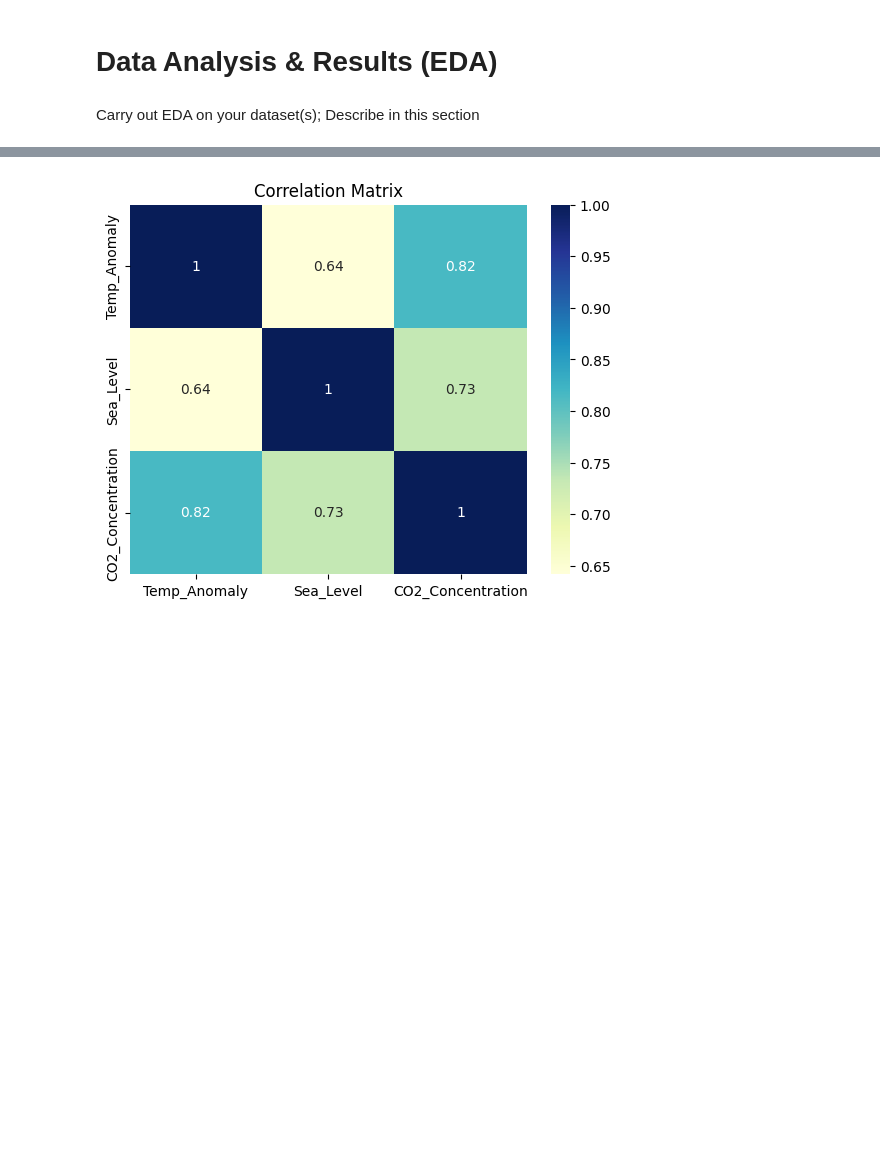
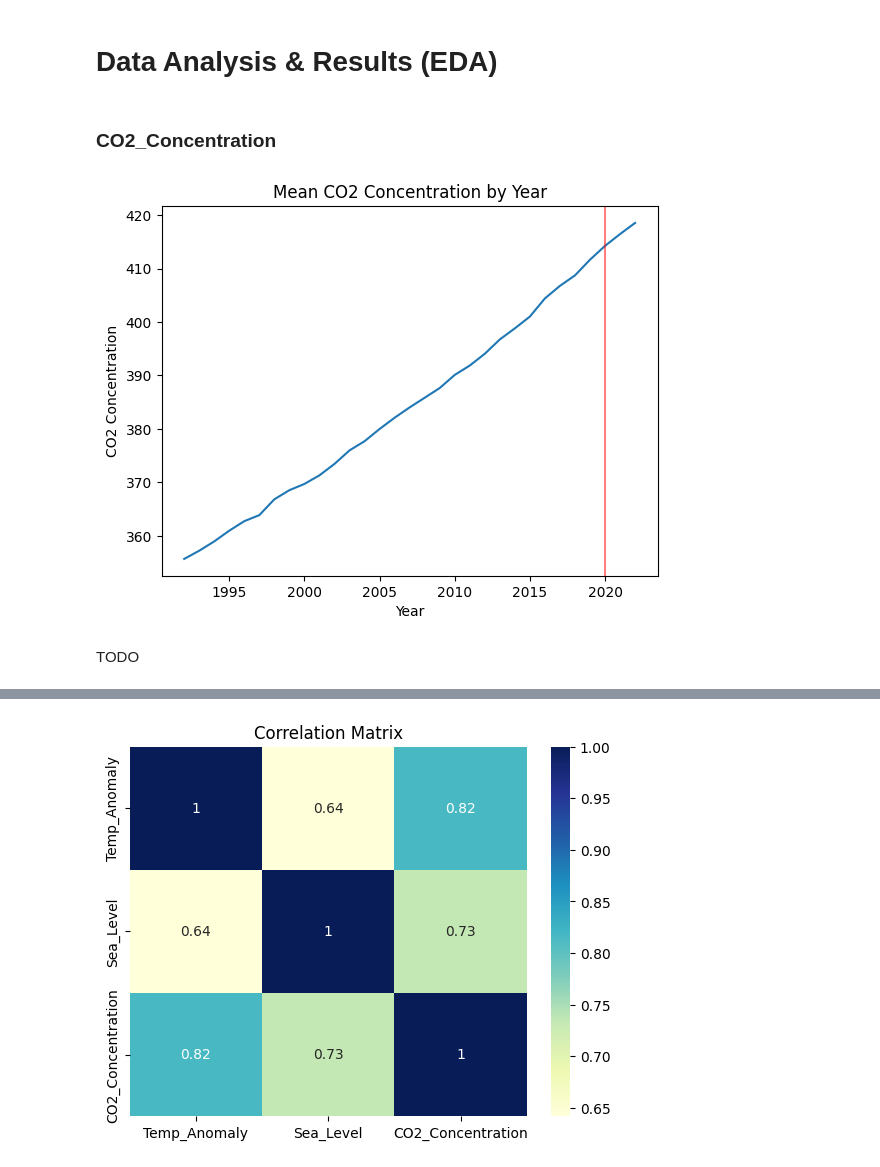
Before and after one commit to daphneyyy/COGS108_FinalProject, a Jupyter notebook: EDACheckpointGroup_Sp23_Project_Group_12.ipynb, the cells around one changed output, grey strips where cells are left out. Saved outputs shown, nothing was run; the diff lists cells and outputs as text; code cells hidden in the pictures; blank space fills up the shorter version.

Commit message:
Add CO2 graph

```diff
--- a/EDACheckpointGroup_Sp23_Project_Group_12.ipynb
+++ b/EDACheckpointGroup_Sp23_Project_Group_12.ipynb
@@ -230,5 +209,16 @@ merged_df.head()
 | 4 | 1993 | 4 | -49.520400 | 0.36 | 359.39 | 1993-04-01 |
 # %% [markdown]
 # Data Analysis & Results (EDA)
-# %% [markdown]
-Carry out EDA on your dataset(s); Describe in this section
+# %% [markdown]
+### CO2_Concentration
+# %%
+merged_df.groupby('Year')['CO2_Concentration'].mean().plot()
+plt.xlabel('Year')
+plt.ylabel('CO2 Concentration')
+plt.title('Mean CO2 Concentration by Year')
+plt.axvline(x=2020, color='red', alpha=0.5)
+plt.show()
+# %% [output]
+[figure, added]
+# %% [markdown]
+TODO
```
Also changed, not shown: parts of 10 cells of this notebook.
